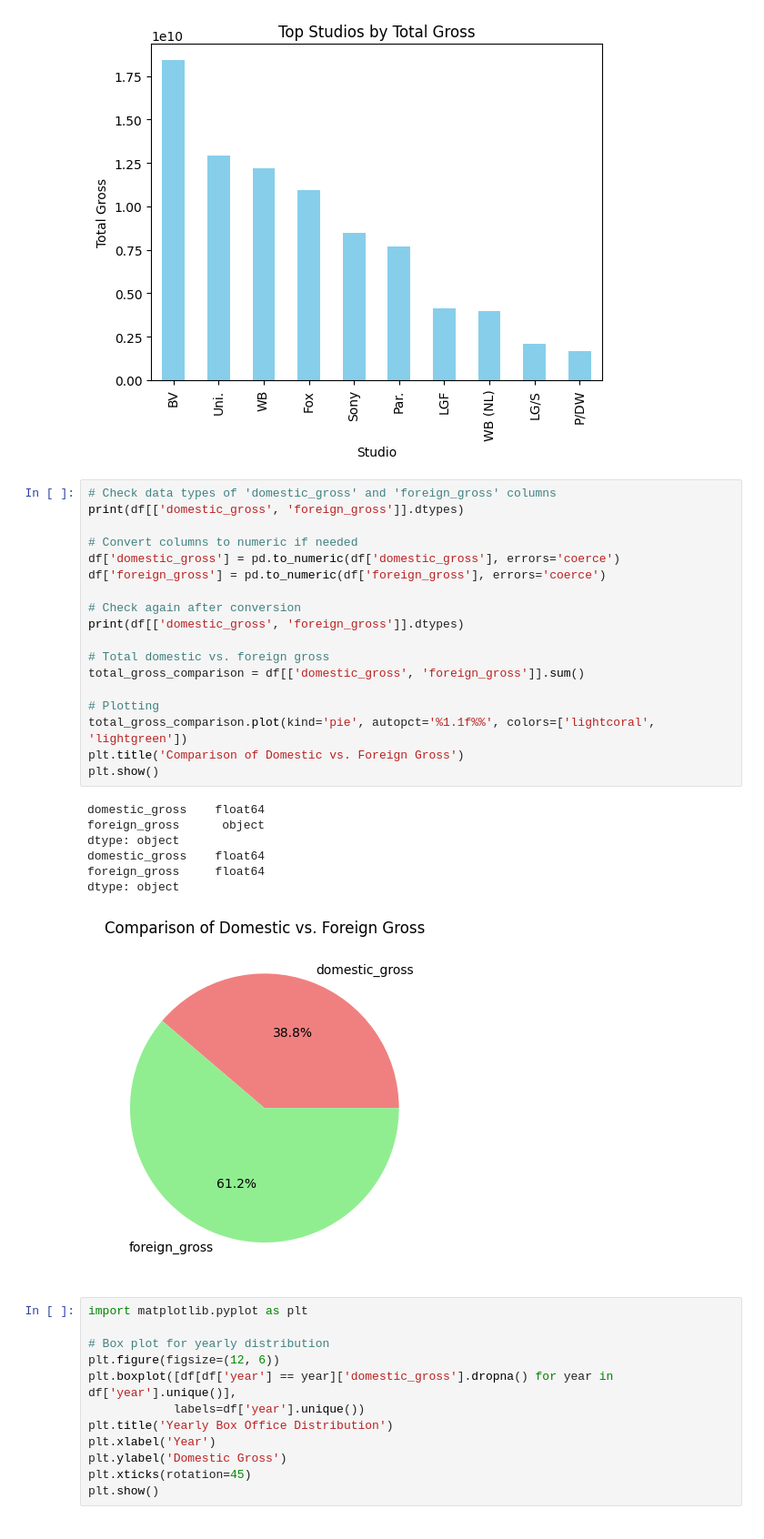
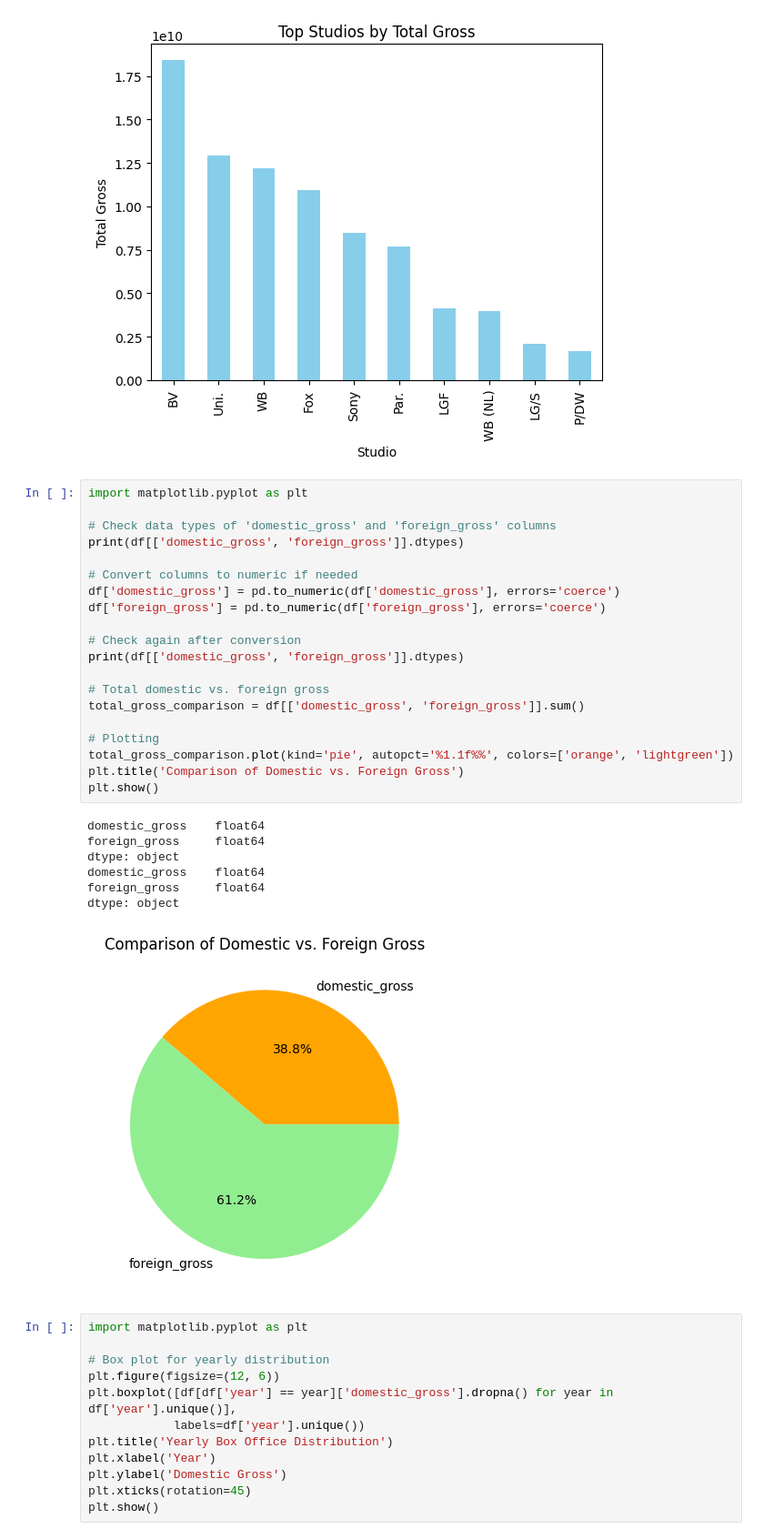
Before and after one commit to phelanthropus/Microsoft-Analysis, a Jupyter notebook: Microsoft Analysis.ipynb, the cells around one changed output. Shown: that part at 91% size. Cells and saved outputs as stored; diff of their text form.

```diff
--- a/Microsoft Analysis.ipynb
+++ b/Microsoft Analysis.ipynb
@@ -679,31 +916,33 @@ plt.show()
 # %% [output]
 [figure]
 # %%
+import matplotlib.pyplot as plt
+
 # Check data types of 'domestic_gross' and 'foreign_gross' columns
 print(df[['domestic_gross', 'foreign_gross']].dtypes)
 
 # Convert columns to numeric if needed
 df['domestic_gross'] = pd.to_numeric(df['domestic_gross'], errors='coerce')
 df['foreign_gross'] = pd.to_numeric(df['foreign_gross'], errors='coerce')
 
 # Check again after conversion
 print(df[['domestic_gross', 'foreign_gross']].dtypes)
 
 # Total domestic vs. foreign gross
 total_gross_comparison = df[['domestic_gross', 'foreign_gross']].sum()
 
 # Plotting
-total_gross_comparison.plot(kind='pie', autopct='%1.1f%%', colors=['lightcoral', 'lightgreen'])
+total_gross_comparison.plot(kind='pie', autopct='%1.1f%%', colors=['orange', 'lightgreen'])
 plt.title('Comparison of Domestic vs. Foreign Gross')
 plt.show()
 # %% [output]
 domestic_gross    float64
-foreign_gross      object
+foreign_gross     float64
 dtype: object
 domestic_gross    float64
 foreign_gross     float64
 dtype: object
-[figure, old version]
+[figure, new version]
 # %%
 import matplotlib.pyplot as plt
 
```
Also changed, not shown: parts of 23 cells of this notebook.
